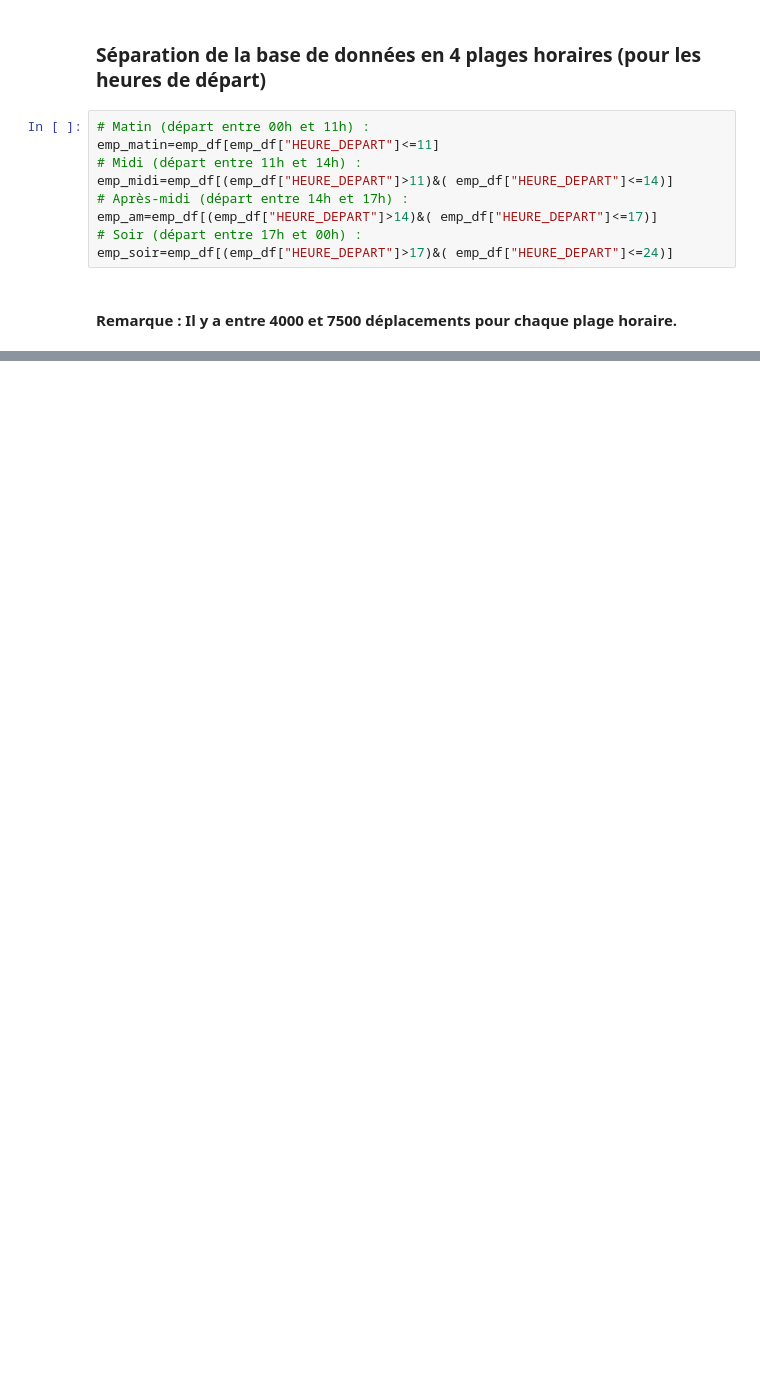
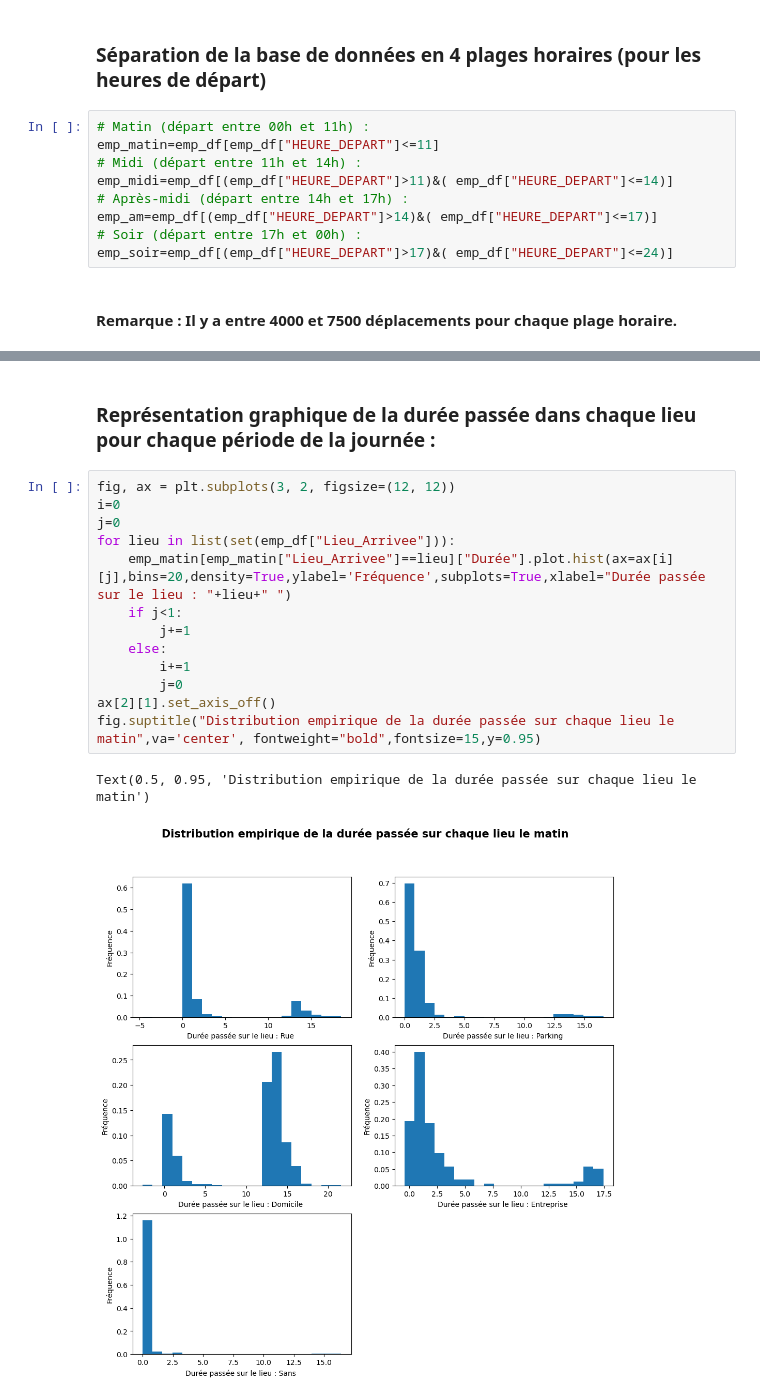
Before and after one commit to kilianguillon/Projet_statapp, a Jupyter notebook: DureeLieu.ipynb, the cells around one changed output, grey strips where cells are left out. Drawn from its saved outputs; the diff is of its cells as text; blank space fills up the shorter version.

Commit message:
Distribution des durées

```diff
--- a/DureeLieu.ipynb
+++ b/DureeLieu.ipynb
@@ -83,0 +69,18 @@ Name: Durée, Length: 110, dtype: float64
+# %% [markdown]
+### Représentation graphique de la durée passée dans chaque lieu pour chaque période de la journée :
+# %%
+fig, ax = plt.subplots(3, 2, figsize=(12, 12))
+i=0
+j=0
+for lieu in list(set(emp_df["Lieu_Arrivee"])):
+    emp_matin[emp_matin["Lieu_Arrivee"]==lieu]["Durée"].plot.hist(ax=ax[i][j],bins=20,density=True,ylabel='Fréquence',subplots=True,xlabel="Durée passée sur le lieu : "+lieu+" ")
+    if j<1:
+        j+=1
+    else:
+        i+=1
+        j=0
+ax[2][1].set_axis_off()
+fig.suptitle("Distribution empirique de la durée passée sur chaque lieu le matin",va='center', fontweight="bold",fontsize=15,y=0.95)
+# %% [output]
+Text(0.5, 0.95, 'Distribution empirique de la durée passée sur chaque lieu le matin')
+[figure, added]
```
Also changed, not shown: parts of 6 cells of this notebook.
